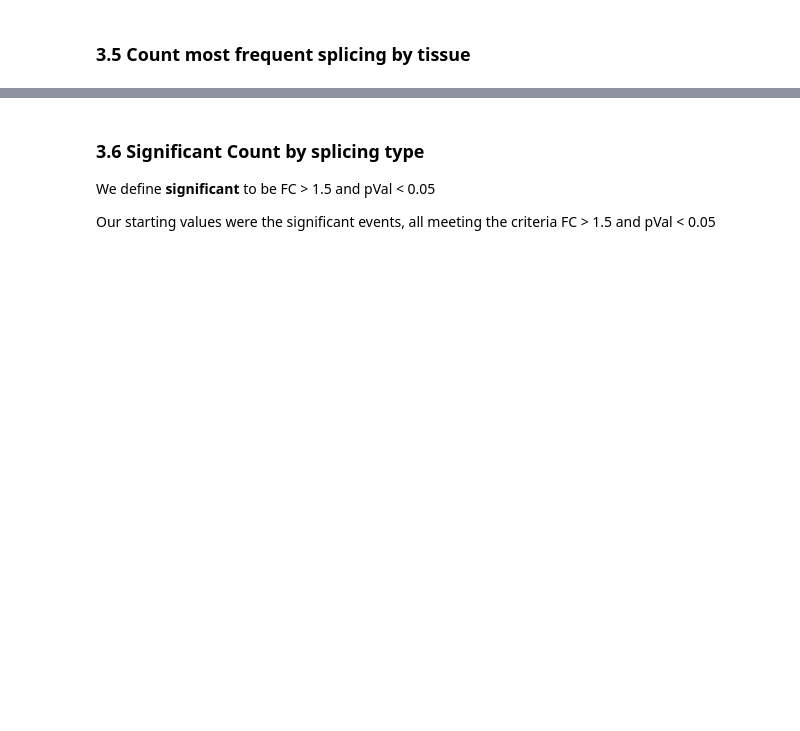
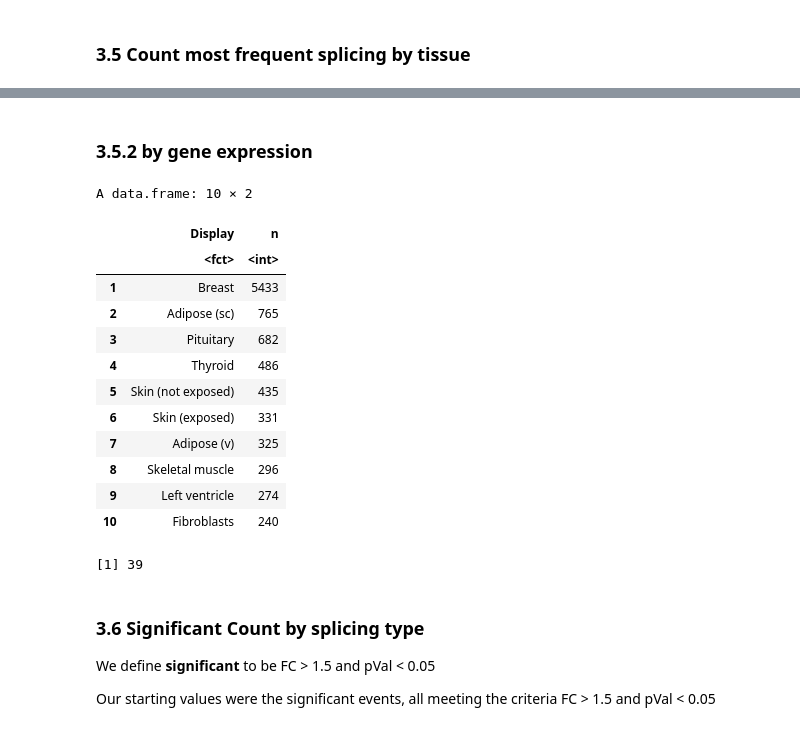
Before and after one commit to TheJacksonLaboratory/sbas, a Jupyter notebook: jupyter/countGenesAndEvents.ipynb, the cells around one changed output, grey strips where cells are left out. Cells and saved outputs as stored; diff of their text form; code cells hidden in the pictures; blank space fills up the shorter version.

```diff
--- a/jupyter/countGenesAndEvents.ipynb
+++ b/jupyter/countGenesAndEvents.ipynb
@@ -793,3 +823,33 @@ write.table(total_as_by_tissue, file = "../data/Total_AS_by_tissue.tsv", sep = "
+# %% [markdown]
+### 3.5.2 by gene expression
+# %%
+#glimpse(gene_dge)
+gene_dge$GeneSymbol <- factor(gene_dge$GeneSymbol)
+total_dge_by_tissue <- gene_dge %>%
+                          select(c(GeneSymbol, Display, logFC)) %>%
+                          group_by(Display) %>%
+                          arrange(desc(logFC)) %>%
+                          tally() %>%
+                          arrange(desc(n)) %>%
+                          as.data.frame()
+head(total_dge_by_tissue,10)
+length(total_dge_by_tissue$Display)
+write.table(total_dge_by_tissue, file = "../data/Total_DGE_by_tissue.tsv", sep = "\t", quote=FALSE, row.names = F)
+# %% [output]
+A data.frame: 10 × 2
+|  | Display | n |
+|  | <fct> | <int> |
+| 1 | Breast | 5433 |
+| 2 | Adipose (sc) | 765 |
+| 3 | Pituitary | 682 |
+| 4 | Thyroid | 486 |
+| 5 | Skin (not exposed) | 435 |
+| 6 | Skin (exposed) | 331 |
+| 7 | Adipose (v) | 325 |
+| 8 | Skeletal muscle | 296 |
+| 9 | Left ventricle | 274 |
+| 10 | Fibroblasts | 240 |
+[1] 39
 # %% [markdown]
 ###  3.6 Significant Count by splicing type
 We define **significant** to be FC > 1.5 and pVal < 0.05
```
Also changed, not shown: parts of 34 cells of this notebook, 6 other files.
